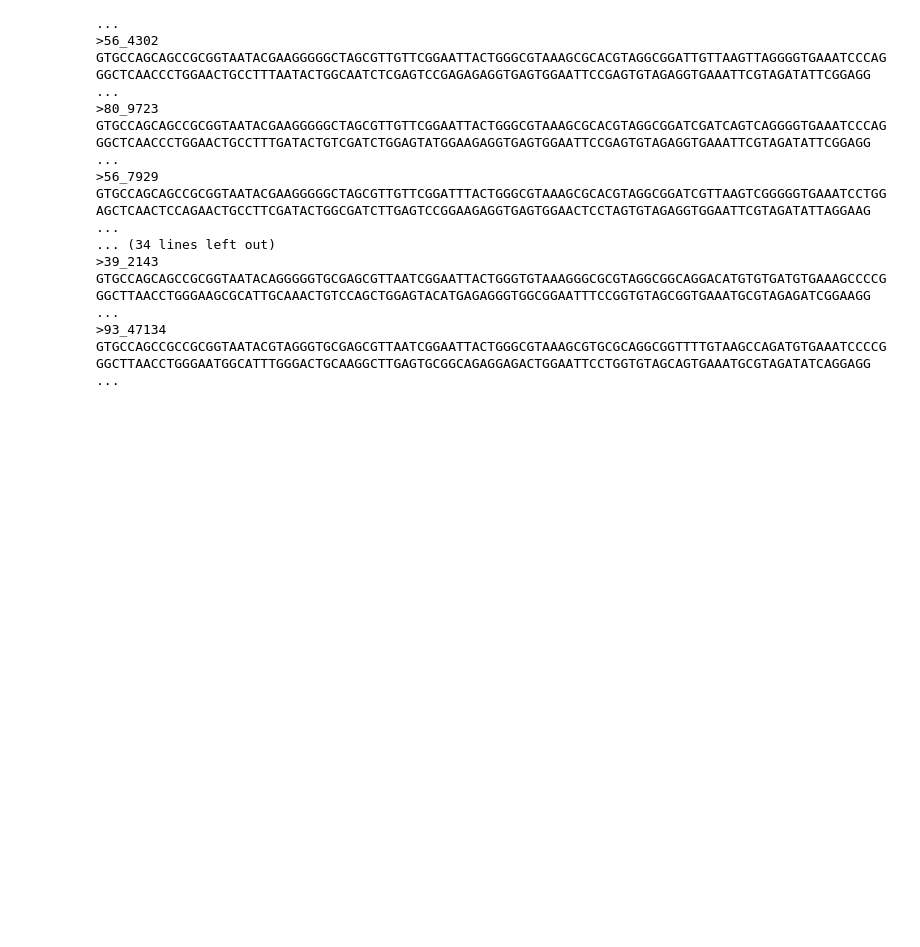
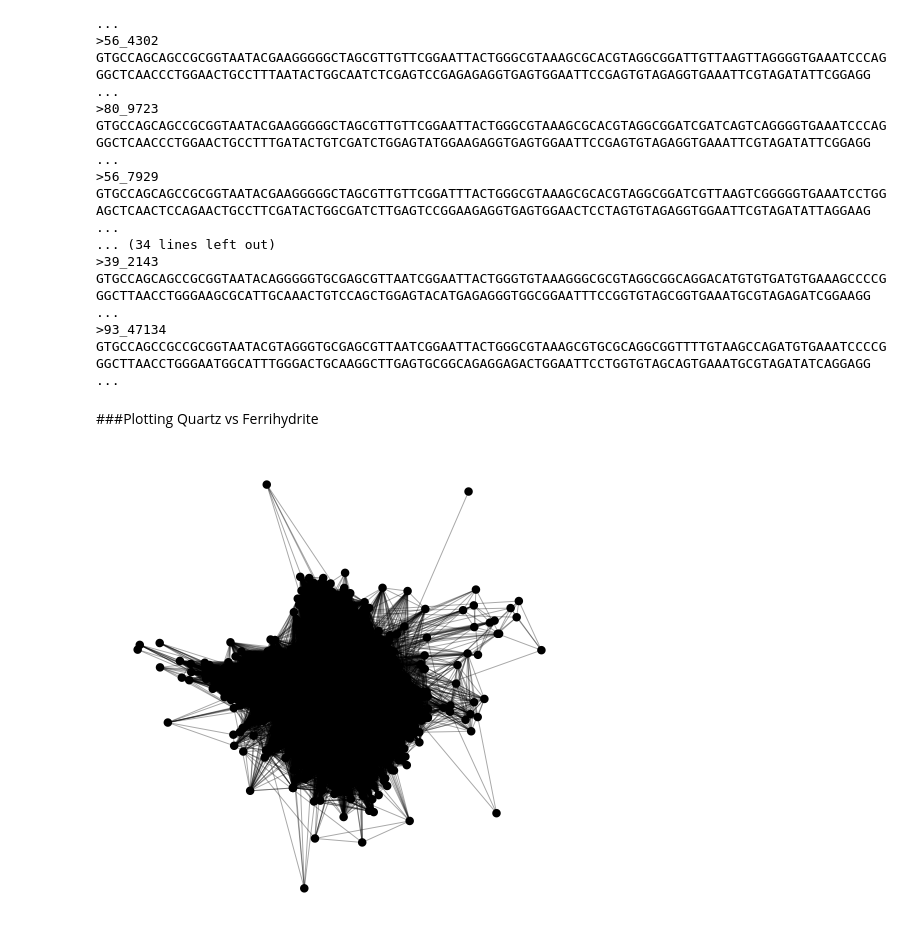
Before and after one commit to TheaWhitman/Mineral16S, a Jupyter notebook: manuscript_figures/Differential_abundance.ipynb, the cells around one changed output. Cells and saved outputs as stored; diff of their text form; code cells hidden in the pictures; blank space fills up the shorter version.

```diff
--- a/manuscript_figures/Differential_abundance.ipynb
+++ b/manuscript_figures/Differential_abundance.ipynb
@@ -580,0 +811,9 @@ GTGCCAGCCGCCGCGGTAATACGTAGGGTGCGAGCGTTAATCGGAATTACTGGGCGTAAAGCGTGCGCAGGCGGTTTTGT
+# %% [markdown]
+###Plotting Quartz vs Ferrihydrite
+# %%
+%%R
+ig = make_network(physeq, dist.fun="bray", type="taxa",  max.dist=0.9, keep.isolates=FALSE)
+p = plot_network(ig, physeq, line_weight=0.4, label=NULL)
+p
+# %% [output]
+[figure, added]
```
Also changed, not shown: parts of 16 cells of this notebook, 10 other files.
